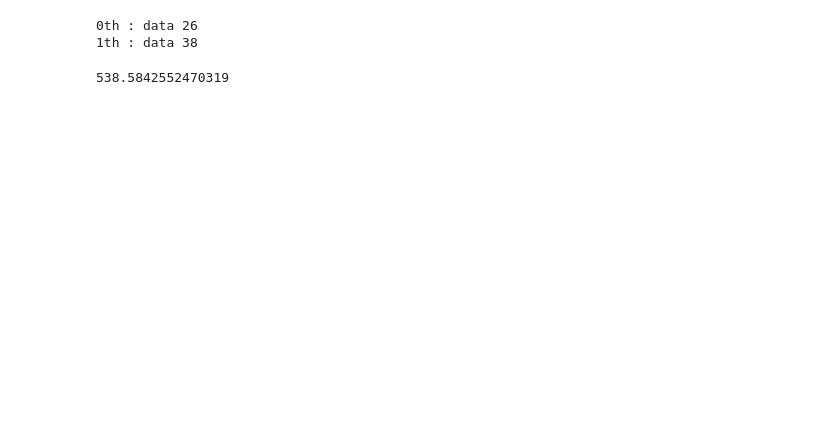
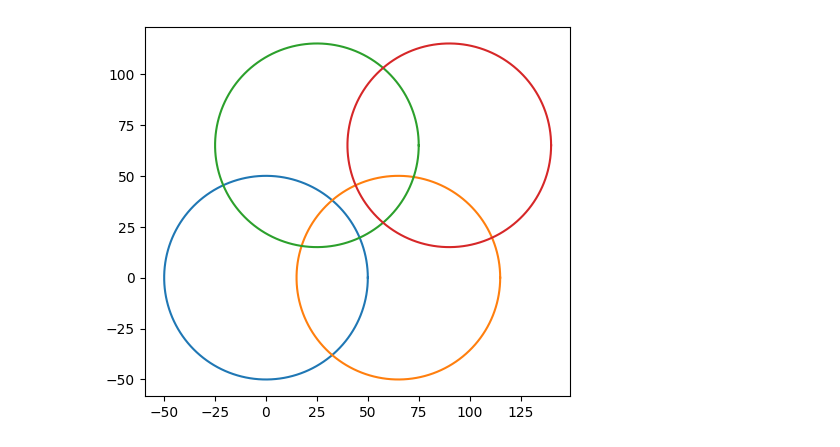
Before and after one commit to sive2045/MADL, a Jupyter notebook: rllib/test.ipynb, the cells around one changed output. Drawn from its saved outputs; the diff is of its cells as text; code cells hidden in the pictures; blank space fills up the shorter version.

```diff
--- a/rllib/test.ipynb
+++ b/rllib/test.ipynb
@@ -9,6 +3,0 @@ array([26, 38])
-# %%
-for i, data in enumerate(GS_x):
-    print(f"{i}th : data {data}")
-# %% [output]
-0th : data 26
-1th : data 38
@@ -18,4 +4,28 @@ SBS = np.array([23,4,540])
-# %%
-np.linalg.norm(SBS-GS)
-# %% [output]
-538.5842552470319
+# %%
+theta = np.linspace(0, 2 * np.pi, 150)
+radius = 50
+# %%
+c_x_0 = radius * np.cos(theta)
+c_y_0 = radius * np.sin(theta)
+
+c_x_1 = 65 + radius * np.cos(theta)
+c_y_1 = radius * np.sin(theta)
+
+c_x_2 = 25 + radius * np.cos(theta)
+c_y_2 = 65 + radius * np.sin(theta)
+
+c_x_3 = 25 + 65 + radius * np.cos(theta)
+c_y_3 = 65 + radius * np.sin(theta)
+# %%
+figure, axes = plt.subplots( 1 )
+
+axes.plot(c_x_0, c_y_0)
+axes.plot(c_x_1, c_y_1)
+axes.plot(c_x_2, c_y_2)
+axes.plot(c_x_3, c_y_3)
+
+axes.set_aspect(1)
+
+plt.show()
+# %% [output]
+[figure, added]
```
Also changed, not shown: parts of 4 cells of this notebook, 2 other files.
